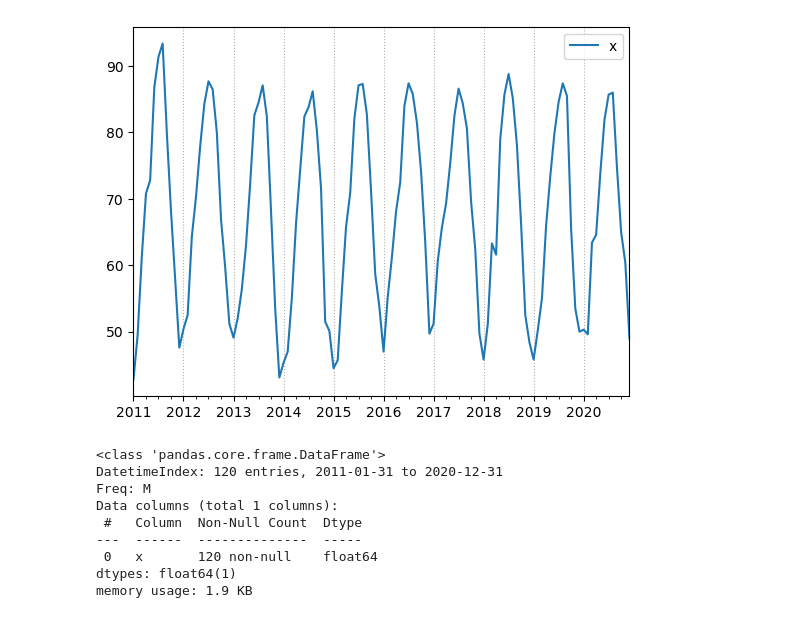
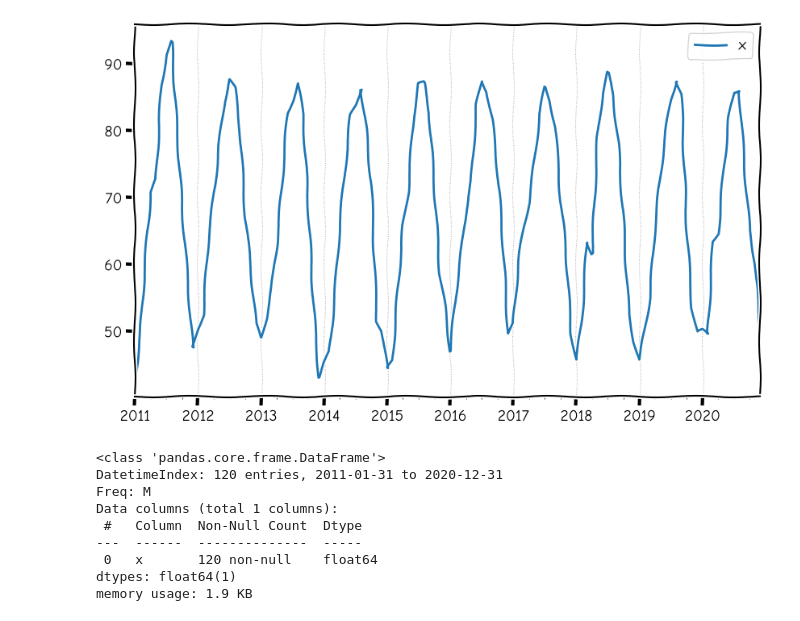
Before and after one commit to cenkt/EffectivePandasBook, a Jupyter notebook: timeseriesP.ipynb, the cells around one changed output. Saved outputs shown, nothing was run; the diff lists cells and outputs as text; code cells hidden in the pictures.

```diff
--- a/timeseriesP.ipynb
+++ b/timeseriesP.ipynb
@@ -3,12 +1,25 @@ import pandas as pd
+# %%
+import pandas as pd
+import matplotlib.pyplot as plt
+
+# import seaborn as sns
+
+plt.xkcd()
+plt.rcParams["figure.dpi"] = 100
+plt.rcParams["figure.figsize"] = (10,6)
+plt.rcParams["font.family"] = "Comic Neue"
+
+pd.set_option("display.max_columns", None)
+pd.set_option("display.precision", 3)
 # %%
 dfw_2011 = pd.read_csv("dfw_2011.csv")
 # %%
 dti = pd.date_range("2011", "2021", freq="M")
 dfw_2011.index = dti
 ax = dfw_2011.plot()
-ax.xaxis.grid(True,linestyle="dotted")
+ax.grid(True, axis="x", linestyle='dotted',linewidth=0.75)
 # %% [output]
-[figure, old version]
+[figure, new version]
 # %%
 # type(dfw_2011.index)
 dfw_2011.info()
```
Also changed, not shown: parts of 10 cells of this notebook, 2 other files.
